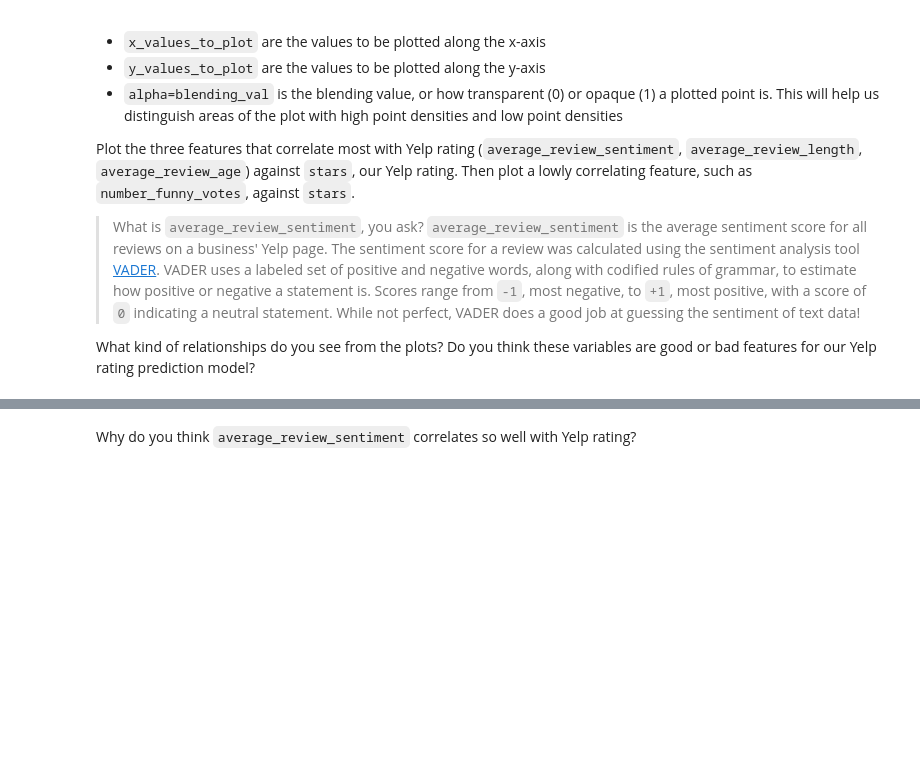
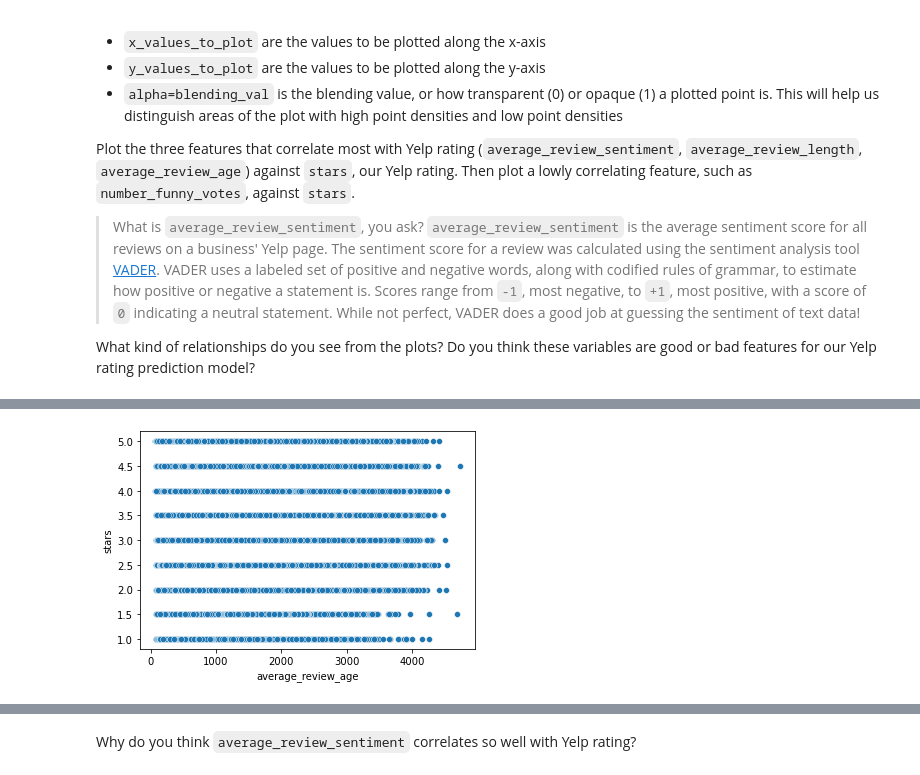
Before and after one commit to miladshiraniUCB/CodeCademy-ML-Regression-Yelp, a Jupyter notebook: yelp_regression.ipynb, the cells around one changed output, grey strips where cells are left out. Drawn from its saved outputs; the diff is of its cells as text; code cells hidden in the pictures; blank space fills up the shorter version.

```diff
--- a/yelp_regression.ipynb
+++ b/yelp_regression.ipynb
@@ -348,4 +376,7 @@ from matplotlib import pyplot as plt
 # %%
 # plot average_review_age against stars here
+sns.scatterplot(x = df["average_review_age"], y = df["stars"]);
+# %% [output]
+[figure, added]
 # %%
 # plot number_funny_votes against stars here
```
Also changed, not shown: parts of 30 cells of this notebook.
